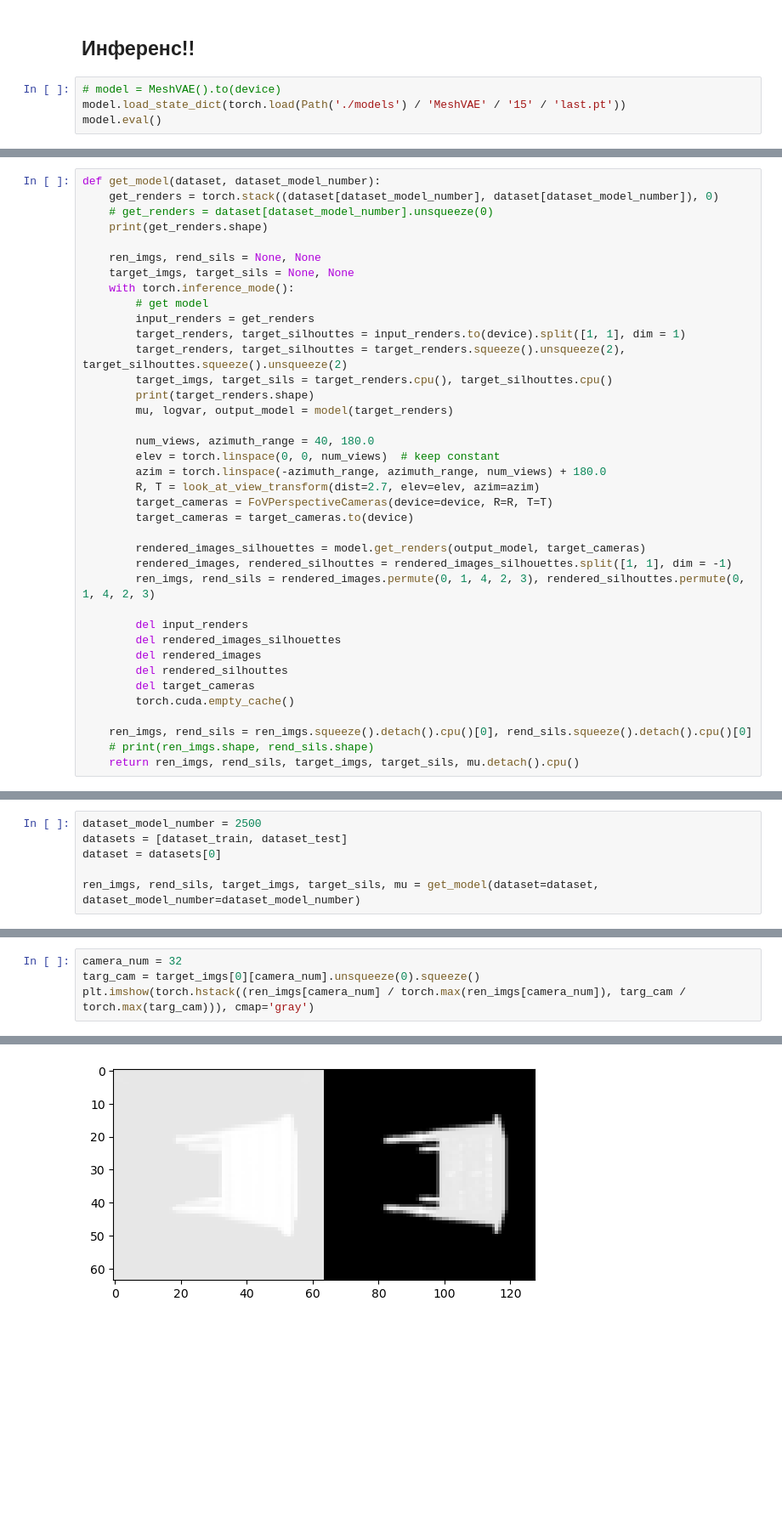
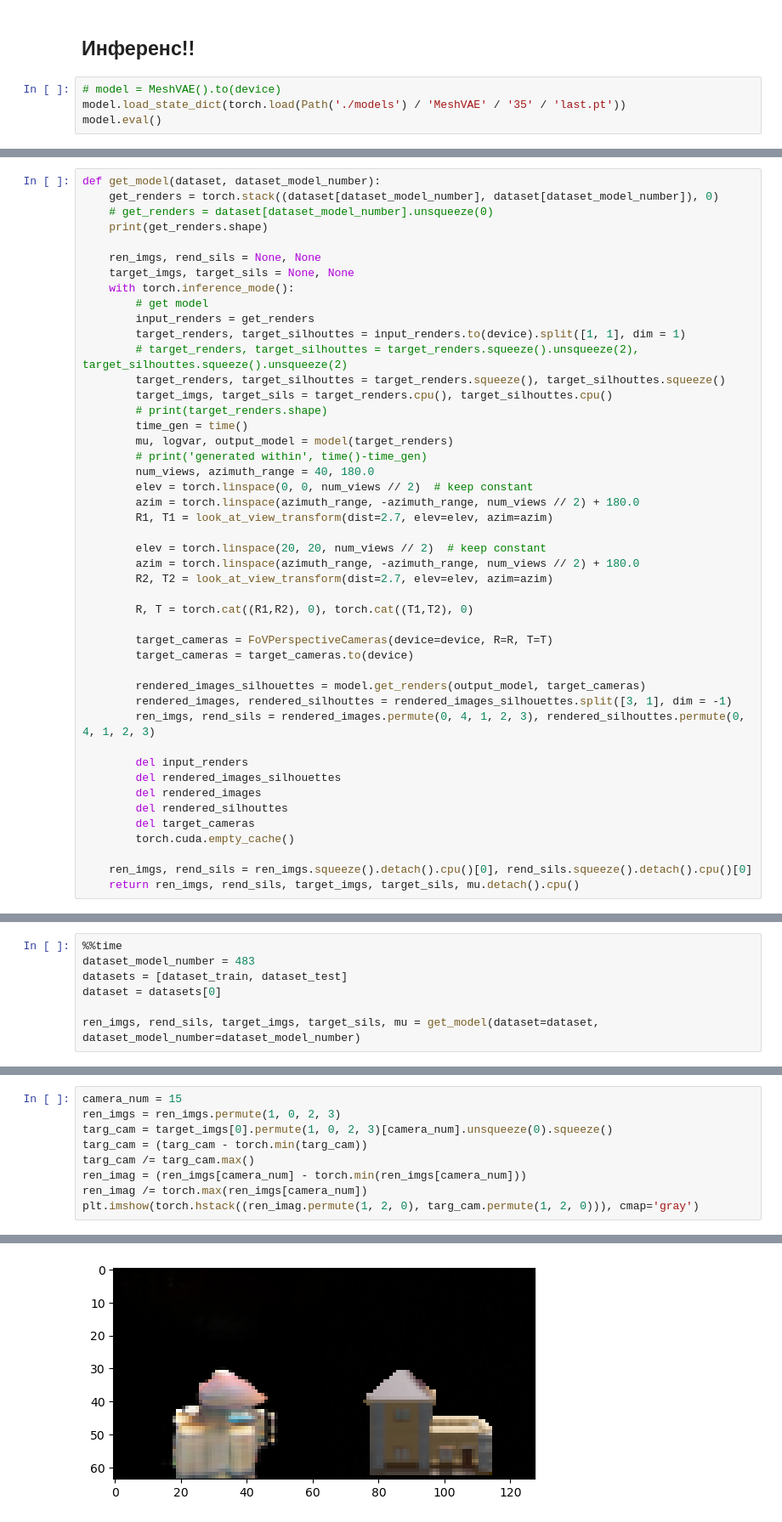
Before and after one commit to egichSerg/MeshVAE, a Jupyter notebook: MeshVAE-GAN.ipynb, the cells around one changed output, grey strips where cells are left out. Shown at 85% size. Saved outputs shown, nothing was run; the diff lists cells and outputs as text; blank space fills up the shorter version.

```diff
--- a/MeshVAE-GAN.ipynb
+++ b/MeshVAE-GAN.ipynb
@@ -152,7 +245,7 @@ torch.save(descriptor_col.state_dict(), Path('./models') / 'descriptor_col' / 'b
 ## Инференс!!
 # %%
 # model = MeshVAE().to(device)
-model.load_state_dict(torch.load(Path('./models') / 'MeshVAE' / '15' / 'last.pt'))
+model.load_state_dict(torch.load(Path('./models') / 'MeshVAE' / '35' / 'last.pt'))
 model.eval()
 # %% [output]
 MeshVAE(
@@ -184,21 +279,30 @@ def get_model(dataset, dataset_model_number):
         # get model
         input_renders = get_renders
         target_renders, target_silhouttes = input_renders.to(device).split([1, 1], dim = 1)
-        target_renders, target_silhouttes = target_renders.squeeze().unsqueeze(2), target_silhouttes.squeeze().unsqueeze(2)
+        # target_renders, target_silhouttes = target_renders.squeeze().unsqueeze(2), target_silhouttes.squeeze().unsqueeze(2)
+        target_renders, target_silhouttes = target_renders.squeeze(), target_silhouttes.squeeze()
         target_imgs, target_sils = target_renders.cpu(), target_silhouttes.cpu()
-        print(target_renders.shape)
+        # print(target_renders.shape)
+        time_gen = time()
         mu, logvar, output_model = model(target_renders)
+        # print('generated within', time()-time_gen)
+        num_views, azimuth_range = 40, 180.0
+        elev = torch.linspace(0, 0, num_views // 2)  # keep constant
+        azim = torch.linspace(azimuth_range, -azimuth_range, num_views // 2) + 180.0
+        R1, T1 = look_at_view_transform(dist=2.7, elev=elev, azim=azim)
 
-        num_views, azimuth_range = 40, 180.0
-        elev = torch.linspace(0, 0, num_views)  # keep constant
-        azim = torch.linspace(-azimuth_range, azimuth_range, num_views) + 180.0
-        R, T = look_at_view_transform(dist=2.7, elev=elev, azim=azim)
+        elev = torch.linspace(20, 20, num_views // 2)  # keep constant
+        azim = torch.linspace(azimuth_range, -azimuth_range, num_views // 2) + 180.0
+        R2, T2 = look_at_view_transform(dist=2.7, elev=elev, azim=azim)
+
+        R, T = torch.cat((R1,R2), 0), torch.cat((T1,T2), 0)
+
         target_cameras = FoVPerspectiveCameras(device=device, R=R, T=T)
         target_cameras = target_cameras.to(device)
 
         rendered_images_silhouettes = model.get_renders(output_model, target_cameras)
-        rendered_images, rendered_silhouttes = rendered_images_silhouettes.split([1, 1], dim = -1)
-        ren_imgs, rend_sils = rendered_images.permute(0, 1, 4, 2, 3), rendered_silhouttes.permute(0, 1, 4, 2, 3)
+        rendered_images, rendered_silhouttes = rendered_images_silhouettes.split([3, 1], dim = -1)
+        ren_imgs, rend_sils = rendered_images.permute(0, 4, 1, 2, 3), rendered_silhouttes.permute(0, 4, 1, 2, 3)
 
         del input_renders
         del rendered_images_silhouettes
@@ -208,5 +312,4 @@ def get_model(dataset, dataset_model_number):
         torch.cuda.empty_cache()
 
     ren_imgs, rend_sils = ren_imgs.squeeze().detach().cpu()[0], rend_sils.squeeze().detach().cpu()[0]
-    # print(ren_imgs.shape, rend_sils.shape)
     return ren_imgs, rend_sils, target_imgs, target_sils, mu.detach().cpu()
@@ -216,5 +316,6 @@ data_per_class = data_per_class.groupby('class')
 # %%
-dataset_model_number = 2500
+%%time
+dataset_model_number = 483
 datasets = [dataset_train, dataset_test]
 dataset = datasets[0]
 
@@ -255,10 +371,15 @@ torch.save(mu_mean.mean(axis=0), 'latent_mean.pt')
 # %%
-camera_num = 32
-targ_cam = target_imgs[0][camera_num].unsqueeze(0).squeeze()
-plt.imshow(torch.hstack((ren_imgs[camera_num] / torch.max(ren_imgs[camera_num]), targ_cam / torch.max(targ_cam))), cmap='gray')
+camera_num = 15
+ren_imgs = ren_imgs.permute(1, 0, 2, 3)
+targ_cam = target_imgs[0].permute(1, 0, 2, 3)[camera_num].unsqueeze(0).squeeze()
+targ_cam = (targ_cam - torch.min(targ_cam))
+targ_cam /= targ_cam.max()
+ren_imag = (ren_imgs[camera_num] - torch.min(ren_imgs[camera_num]))
+ren_imag /= torch.max(ren_imgs[camera_num])
+plt.imshow(torch.hstack((ren_imag.permute(1, 2, 0), targ_cam.permute(1, 2, 0))), cmap='gray')
 # %% [output]
 <matplotlib.image.AxesImage at 0x...>
-[figure, old version]
+[figure, new version]
 # %%
 # import imageio
 # from skimage import img_as_ubyte
```
Also changed, not shown: parts of 19 cells of this notebook, 2 other files.
